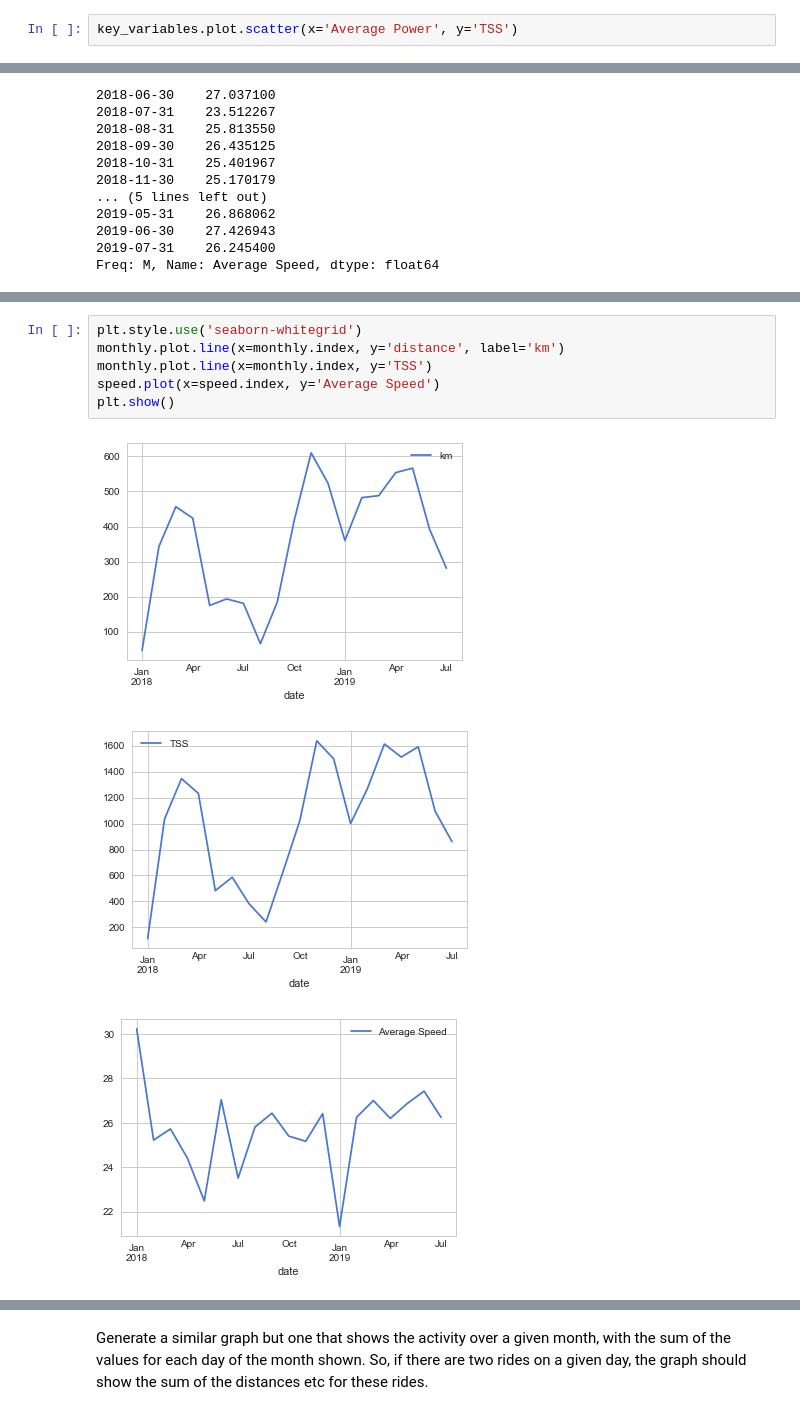
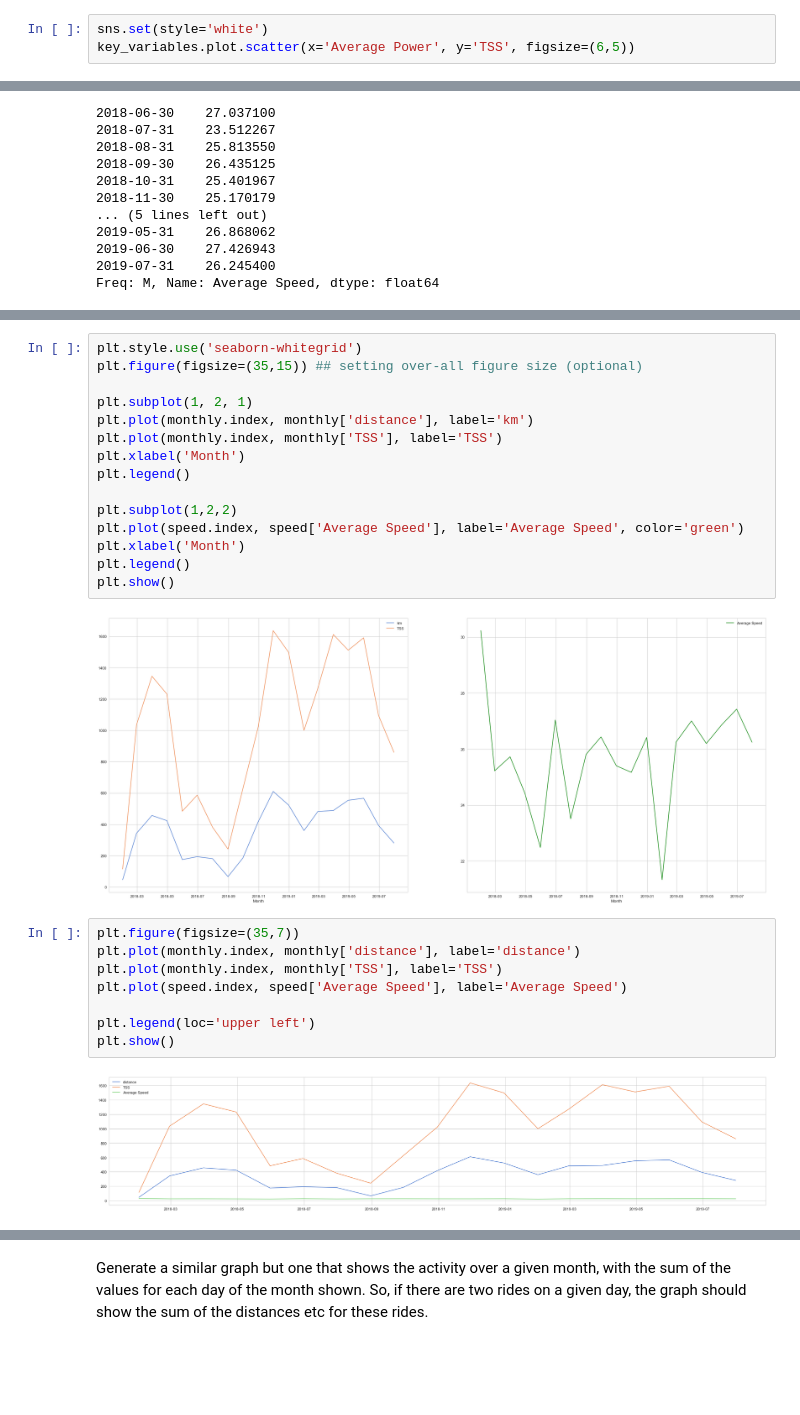
Before and after one commit to arianaroz/comp257-portfolio-2019, a Jupyter notebook: Portfolio 1.ipynb, the cells around one changed output, grey strips where cells are left out. Drawn from its saved outputs; the diff is of its cells as text; blank space fills up the shorter version.

```diff
--- a/Portfolio 1.ipynb
+++ b/Portfolio 1.ipynb
@@ -190,6 +153,7 @@ plt.show()
 # %% [markdown]
 The patterns in the above histogram describe each key variable and indicate how frequently each value occurs. Overall, the varibale distibutions are quite asymetrical. The histgram shows that TSS and distance are skewed right, whereas the other variables such as Elsaped Time, Average Power and Average Speed are bimodal.
 # %%
-key_variables.plot.scatter(x='Average Power', y='TSS')
+sns.set(style='white')
+key_variables.plot.scatter(x='Average Power', y='TSS', figsize=(6,5))
 # %% [output]
 <matplotlib.axes._subplots.AxesSubplot at 0x...>
@@ -383,10 +326,27 @@ Freq: M, Name: distance, dtype: float64
+# %%
+plt.style.use('seaborn-whitegrid')
+plt.figure(figsize=(35,15)) ## setting over-all figure size (optional)
+
+plt.subplot(1, 2, 1)
+plt.plot(monthly.index, monthly['distance'], label='km')
+plt.plot(monthly.index, monthly['TSS'], label='TSS')
+plt.xlabel('Month')
+plt.legend()
+
+plt.subplot(1,2,2)
+plt.plot(speed.index, speed['Average Speed'], label='Average Speed', color='green')
+plt.xlabel('Month')
+plt.legend()
+plt.show()
+# %% [output]
+[figure, added]
 # %%
-plt.style.use('seaborn-whitegrid')
-monthly.plot.line(x=monthly.index, y='distance', label='km')
-monthly.plot.line(x=monthly.index, y='TSS')
-speed.plot(x=speed.index, y='Average Speed')
+plt.figure(figsize=(35,7))
+plt.plot(monthly.index, monthly['distance'], label='distance')
+plt.plot(monthly.index, monthly['TSS'], label='TSS')
+plt.plot(speed.index, speed['Average Speed'], label='Average Speed')
+
+plt.legend(loc='upper left')
 plt.show()
 # %% [output]
-[figure, old version]
+[figure, new version]
-[figure, removed]
-[figure, removed]
```
Also changed, not shown: parts of 25 cells of this notebook.
